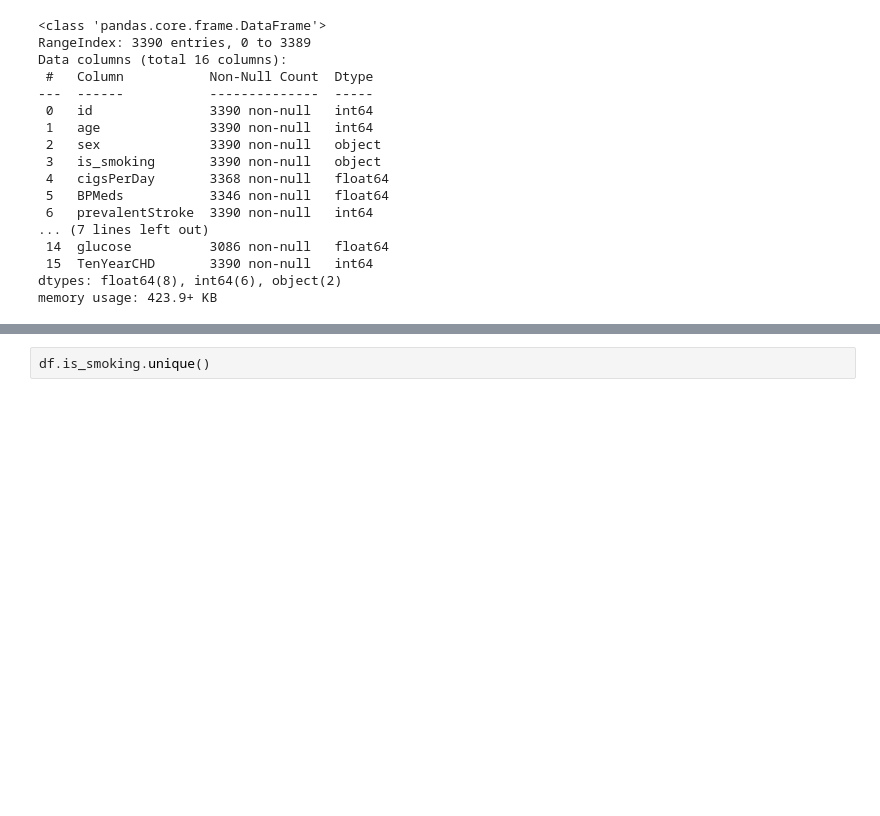
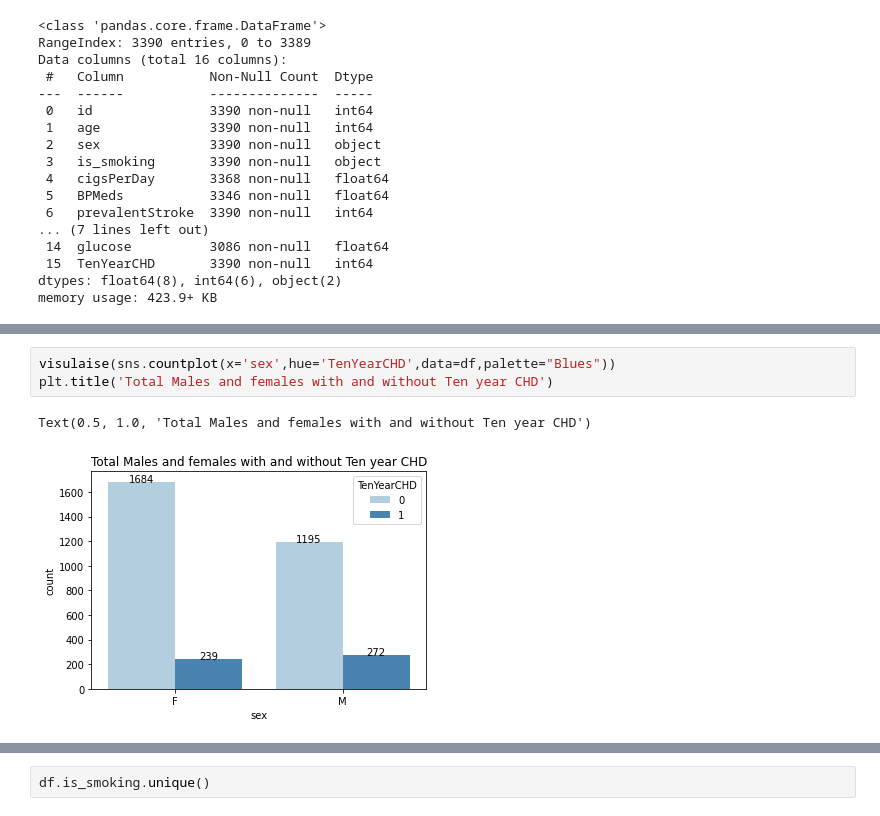
Before and after one commit to Souvik0651/Cardiovascular-Risk-Prediction--classification-, a Jupyter notebook: Cardiovascular_Risk_Prediction.ipynb, the cells around one changed output, grey strips where cells are left out. Saved outputs shown, nothing was run; the diff lists cells and outputs as text; blank space fills up the shorter version.

```diff
--- a/Cardiovascular_Risk_Prediction.ipynb
+++ b/Cardiovascular_Risk_Prediction.ipynb
@@ -92,0 +175,6 @@ memory usage: 423.9+ KB
+# %%
+visulaise(sns.countplot(x='sex',hue='TenYearCHD',data=df,palette="Blues"))
+plt.title('Total Males and females with and without Ten year CHD')
+# %% [output]
+Text(0.5, 1.0, 'Total Males and females with and without Ten year CHD')
+[figure, added]
```
Also changed, not shown: parts of 43 cells of this notebook.
